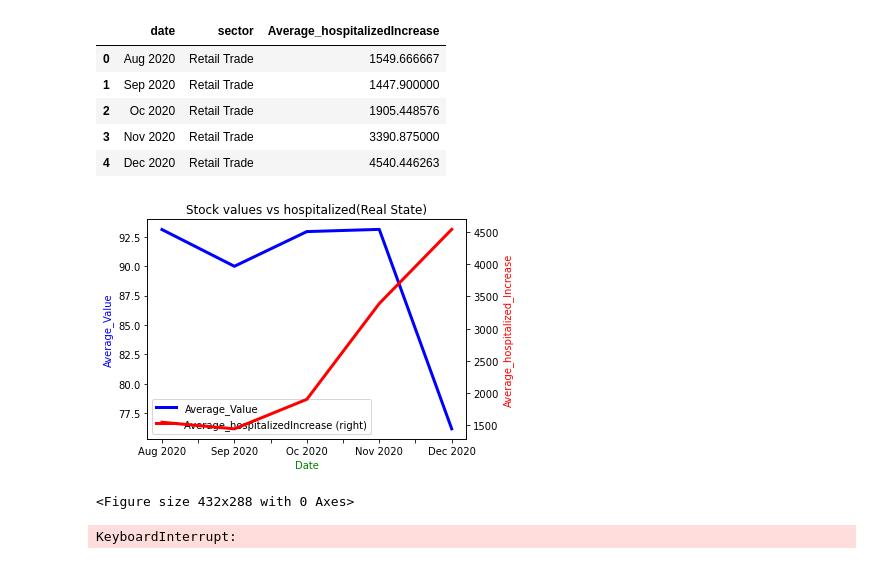
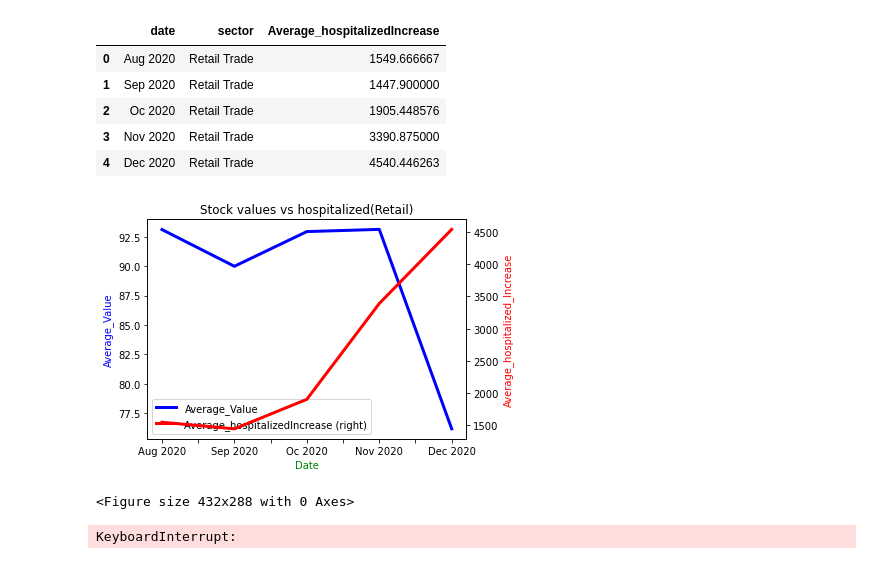
Before and after one commit to joeapodaca/apestogetherstrong, a Jupyter notebook: visualization_hospitalized.ipynb, the cells around one changed output. Cells and saved outputs as stored; diff of their text form; code cells hidden in the pictures.

```diff
--- a/visualization_hospitalized.ipynb
+++ b/visualization_hospitalized.ipynb
@@ -441,29 +441,29 @@ retail_positive.head()
 # %%
 
 ax = retail_df.plot(kind = 'line', x = 'date',
                   y = 'Average_Value', color = 'Blue',
                   linewidth = 3)
 
 ax2 = retail_positive.plot(kind = 'line', x = 'date',
                    y = 'Average_hospitalizedIncrease', secondary_y = True,
                    color = 'Red',  linewidth = 3,
                    ax = ax)
-plt.title('Stock values vs hospitalized(Real State)')
+plt.title('Stock values vs hospitalized(Retail)')
 
 #labeling x and y-axis
 ax.set_xlabel('Date', color = 'g')
 ax.set_ylabel('Average_Value', color = "b")
 ax2.set_ylabel('Average_hospitalized_Increase', color = 'r')
 
 #defining display layout
 plt.tight_layout()
 
 #show plot
 plt.show()
 
-plt.savefig('Stock values vs hospitalized(Real State).png')
+plt.savefig('Stock values vs hospitalized(Retail).png')
 # %% [output]
-[figure, old version]
+[figure, new version]
 <Figure size 432x288 with 0 Axes>
 # %%
 #x_axis = df_sector["date"]
```
Also changed, not shown: parts of 1 cell of this notebook, 2 other files.
